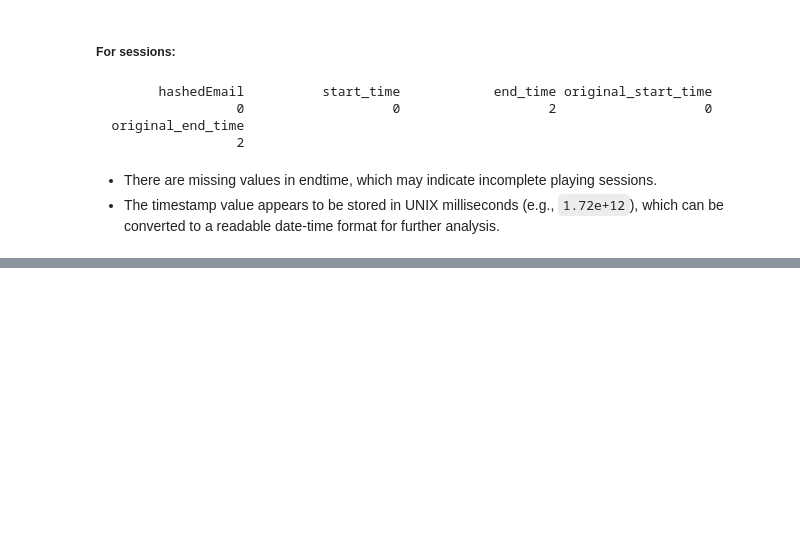
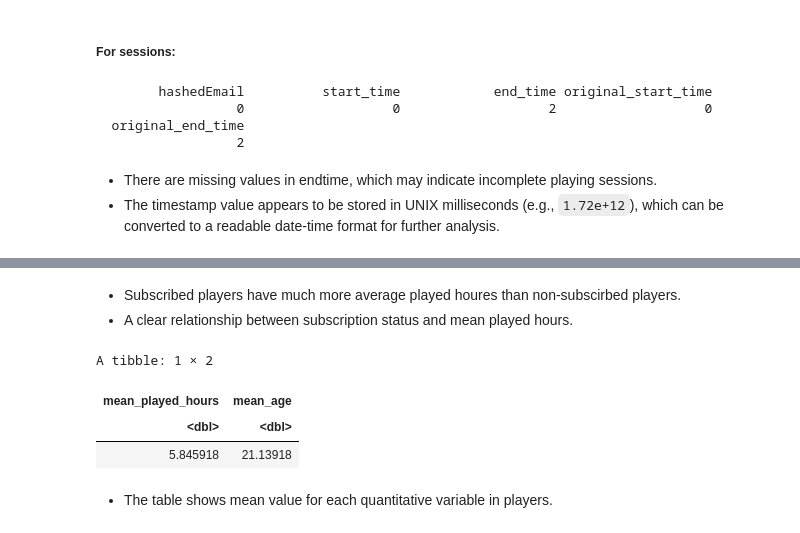
Before and after one commit to anitazou910/DSCI100-Individual-Plan, a Jupyter notebook: individual plan.ipynb, the cells around one changed output, grey strips where cells are left out. Cells and saved outputs as stored; diff of their text form; code cells hidden in the pictures; blank space fills up the shorter version.

```diff
--- a/individual plan.ipynb
+++ b/individual plan.ipynb
@@ -165,0 +159,15 @@ A tibble: 7 × 4
+# %% [markdown]
++ Subscribed players have much more average played houres than non-subscirbed players.
++ A clear relationship between subscription status and mean played hours.
+# %%
+players_means <- players |>
+  summarize(mean_played_hours = mean(played_hours, na.rm = TRUE),
+            mean_age = mean(Age, na.rm = TRUE))
+players_means
+# %% [output]
+A tibble: 1 × 2
+| mean_played_hours | mean_age |
+| <dbl> | <dbl> |
+| 5.845918 | 21.13918 |
+# %% [markdown]
++ The table shows mean value for each quantitative variable in players.
```
Also changed, not shown: parts of 9 cells of this notebook.
